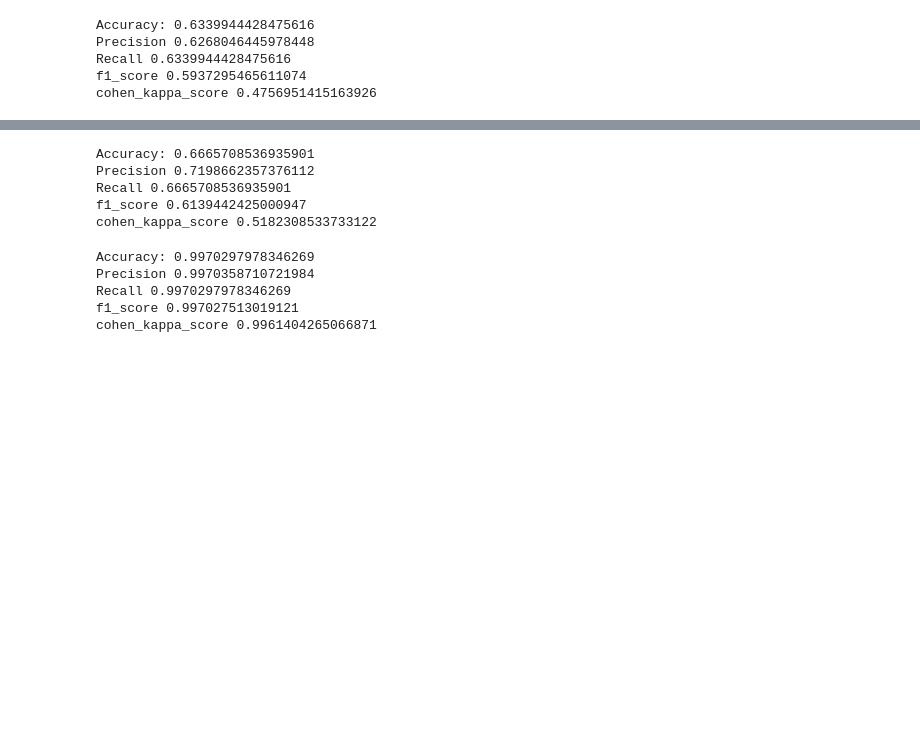
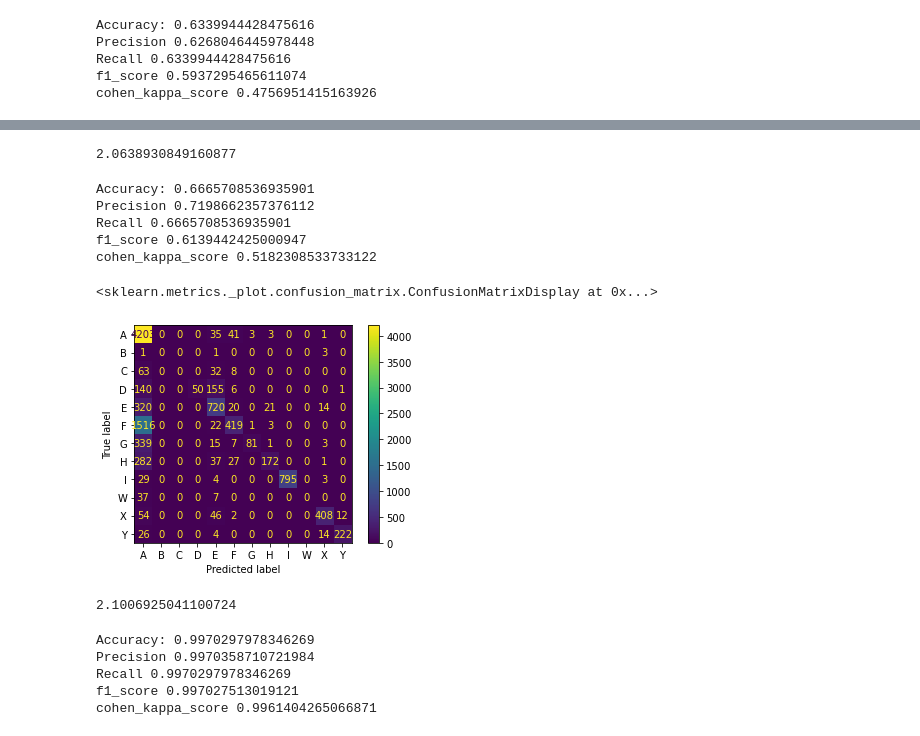
Before and after one commit to Antarlin921/AvilaBibleClassification, a Jupyter notebook: avila.ipynb, the cells around one changed output, grey strips where cells are left out. Saved outputs shown, nothing was run; the diff lists cells and outputs as text; code cells hidden in the pictures; blank space fills up the shorter version.

Commit message:
crossvalidation to find out non linearrelations,crossvalidation of models,cross entropy for loss calculation

```diff
--- a/avila.ipynb
+++ b/avila.ipynb
@@ -783,3 +910,11 @@ cohen_kappa_score 0.4756951415163926
+# %%
+# Decision Tree categorical cross entropy loss
+y_pred_dtreeprobabilities=dtree.predict_proba(dftrainx)
+y_actual_dtreeprobabilities=pd.get_dummies(dftrainy)
+loss_fn = tf.keras.losses.CategoricalCrossentropy(from_logits=True)
+loss_fn(y_actual_dtreeprobabilities, y_pred_dtreeprobabilities).numpy()
+# %% [output]
+2.0638930849160877
 # %%
 # Randomforest Performance Evaluation
 print("Accuracy:",metrics.accuracy_score(dftesty, y_pred_rf))
@@ -794,7 +929,18 @@ Recall 0.6665708536935901
 f1_score 0.6139442425000947
 cohen_kappa_score 0.5182308533733122
 # %%
-# metrics.plot_confusion_matrix(rf,dftrainx,dftrainy)
+metrics.plot_confusion_matrix(rf,dftrainx,dftrainy)
+# %% [output]
+<sklearn.metrics._plot.confusion_matrix.ConfusionMatrixDisplay at 0x...>
+[figure, added]
+# %%
+# Random forest categorical cross entropy loss
+y_pred_rfprobabilities=rf.predict_proba(dftrainx)
+y_actual_rfprobabilities=pd.get_dummies(dftrainy)
+loss_fn = tf.keras.losses.CategoricalCrossentropy(from_logits=True)
+loss_fn(y_actual_rfprobabilities, y_pred_rfprobabilities).numpy()
+# %% [output]
+2.1006925041100724
 # %%
 # GBM Performance Evaluation
 print("Accuracy:",metrics.accuracy_score(dftesty, y_pred_gbm))
```
Also changed, not shown: parts of 28 cells of this notebook, 1 other file.
